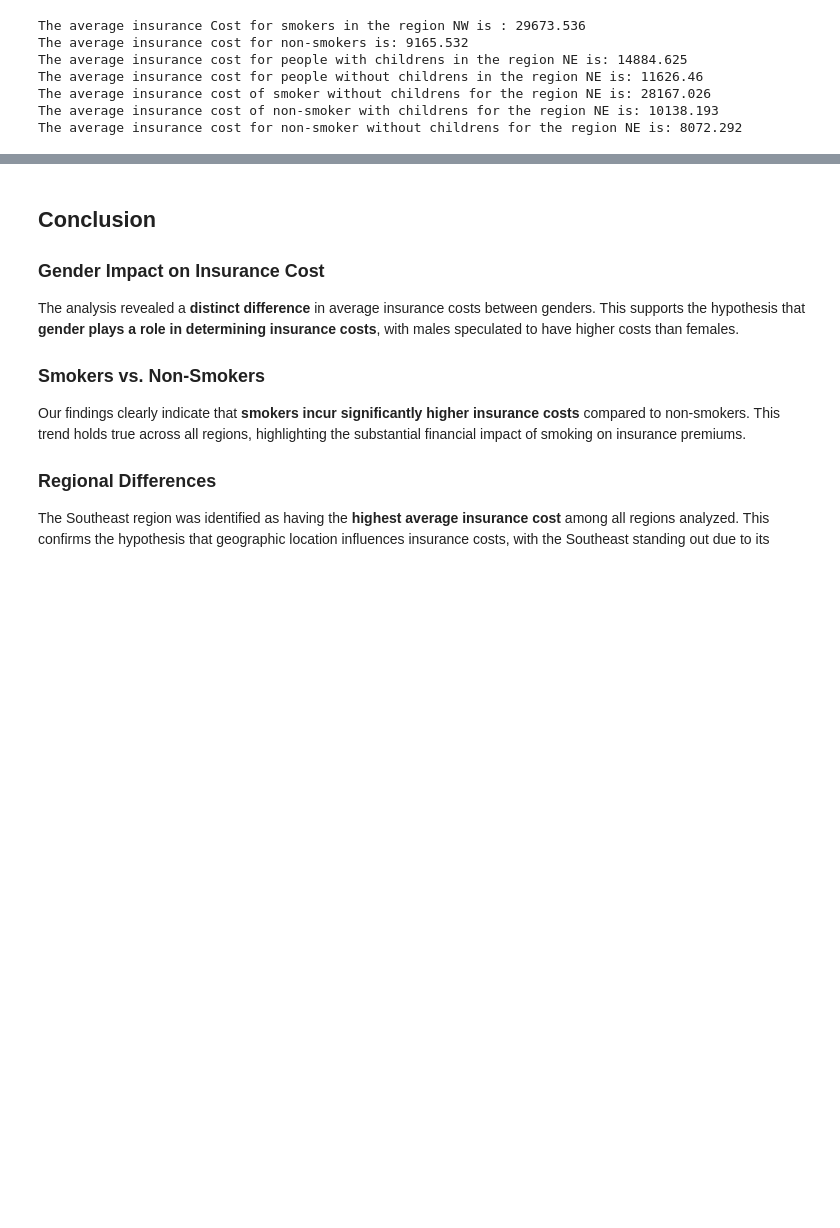
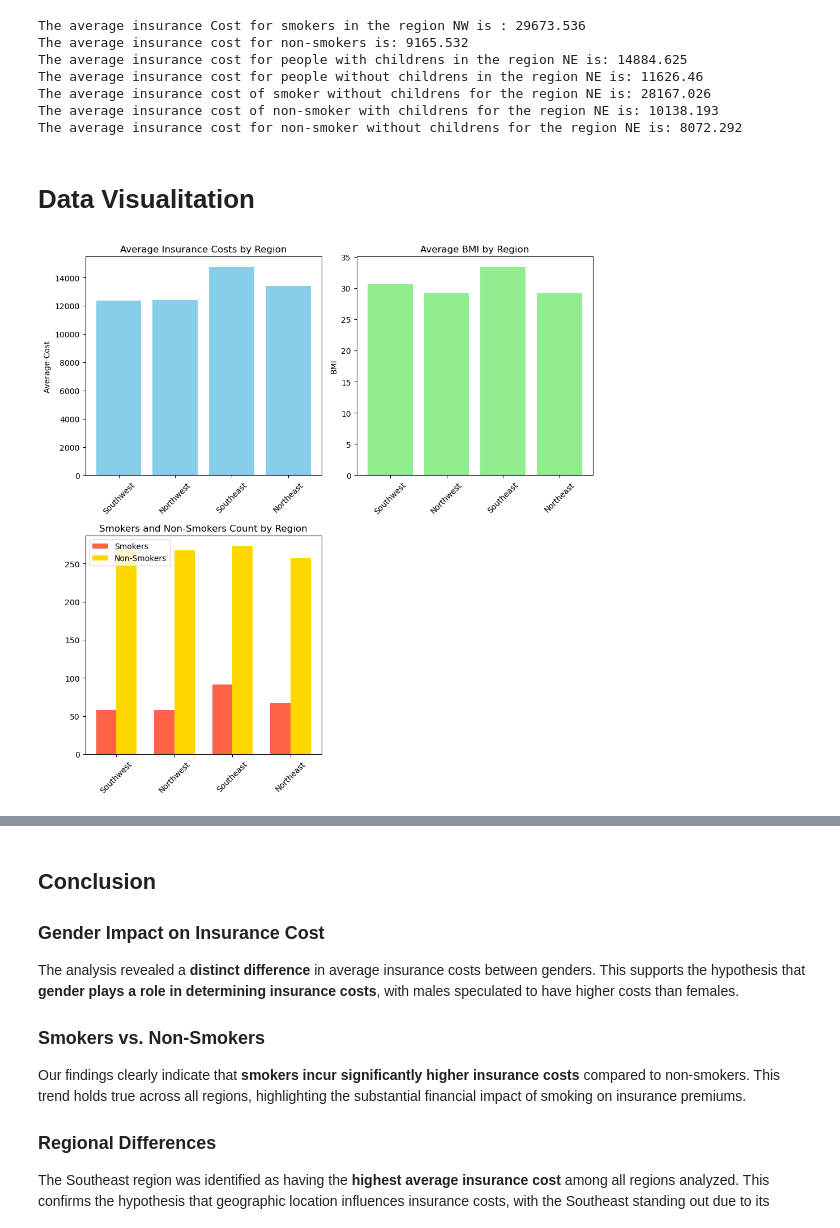
Before and after one commit to luciano665/U.S-Medical-Insurance-Costs-analysis, a Jupyter notebook: us-medical-insurance-costs.ipynb, the cells around one changed output, grey strips where cells are left out. Drawn from its saved outputs; the diff is of its cells as text; code cells hidden in the pictures; blank space fills up the shorter version.

```diff
--- a/us-medical-insurance-costs.ipynb
+++ b/us-medical-insurance-costs.ipynb
@@ -589,3 +587,52 @@ The average insurance cost for people without childrens in the region NE is: 116
 The average insurance cost of smoker without childrens for the region NE is: 28167.026
 The average insurance cost of non-smoker with childrens for the region NE is: 10138.193
 The average insurance cost for non-smoker without childrens for the region NE is: 8072.292
+# %% [markdown]
+# Data Visualitation
+# %%
+import matplotlib.pyplot as plt
+import numpy as np
+
+# Assuming data provided as lists
+regions = ['Southwest', 'Northwest', 'Southeast', 'Northeast']
+average_insurance_costs = [12346.937, 12417.575, 14735.411, 13406.385]
+average_bmi = [30.597, 29.2, 33.356, 29.174]
+smokers_count = [58, 58, 91, 67]
+non_smokers_count = [267, 267, 273, 257]
+
+# Creating a figure and a set of subplots
+fig, axs = plt.subplots(2, 2, figsize=(10, 10))
+
+# Average Insurance Costs by Region
+axs[0, 0].bar(regions, average_insurance_costs, color='skyblue')
+axs[0, 0].set_title('Average Insurance Costs by Region')
+axs[0, 0].set_ylabel('Average Cost')
+axs[0, 0].tick_params(axis='x', rotation=45)
+
+# Average BMI by Region
+axs[0, 1].bar(regions, average_bmi, color='lightgreen')
+axs[0, 1].set_title('Average BMI by Region')
+axs[0, 1].set_ylabel('BMI')
+axs[0, 1].tick_params(axis='x', rotation=45)
+
+# Smokers vs Non-Smokers Count by Region
+x = np.arange(len(regions))  # the label locations
+width = 0.35  # the width of the bars
+
+rects1 = axs[1, 0].bar(x - width/2, smokers_count, width, label='Smokers', color='tomato')
+rects2 = axs[1, 0].bar(x + width/2, non_smokers_count, width, label='Non-Smokers', color='gold')
+
+# Add some text for labels, title and custom x-axis tick labels, etc.
+axs[1, 0].set_title('Smokers and Non-Smokers Count by Region')
+axs[1, 0].set_xticks(x)
+axs[1, 0].set_xticklabels(regions)
+axs[1, 0].legend()
+axs[1, 0].tick_params(axis='x', rotation=45)
+
+# Hiding the 4th plot (bottom right) as it's not used
+fig.delaxes(axs[1][1])
+
+plt.tight_layout()
+plt.show()
+# %% [output]
+[figure, added]
```
Also changed, not shown: parts of 3 cells of this notebook.
